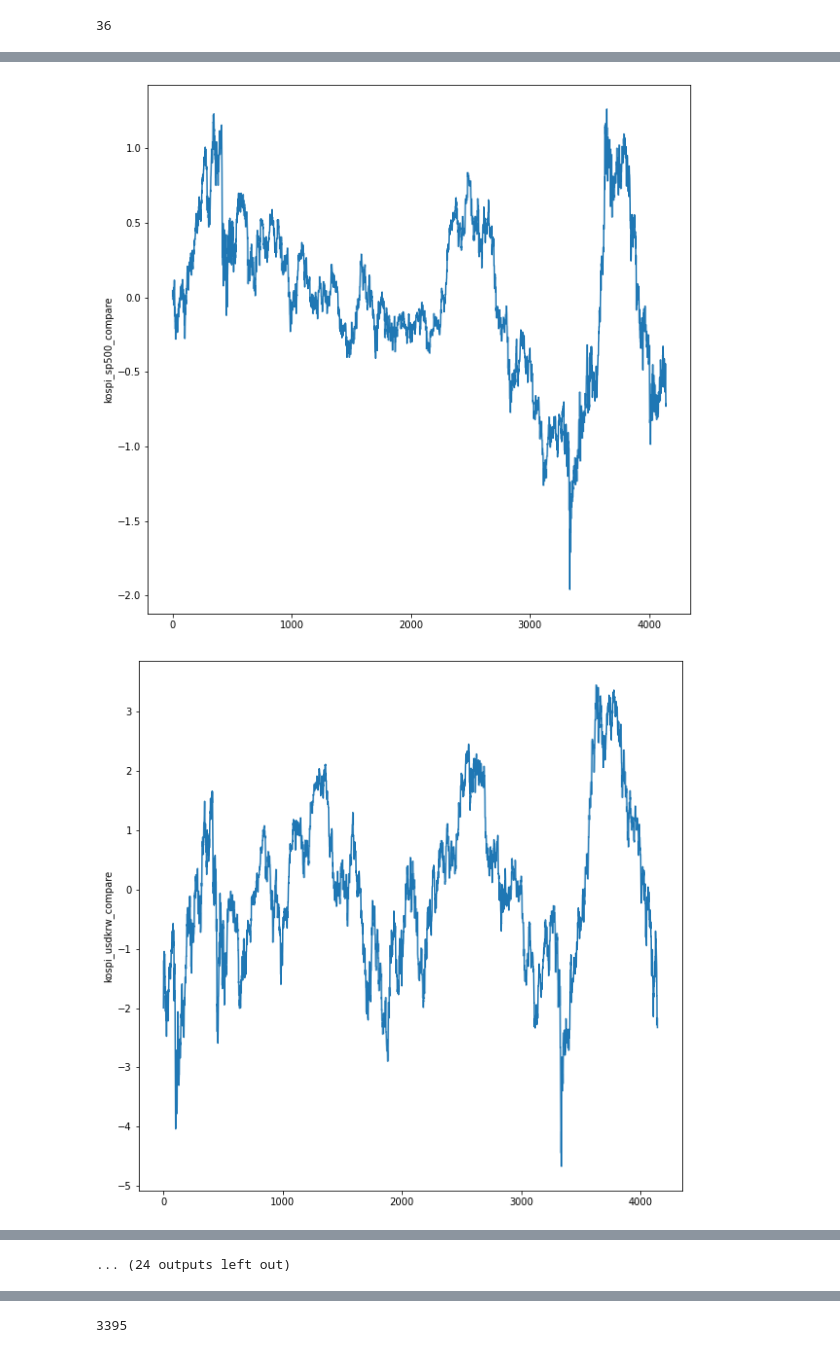
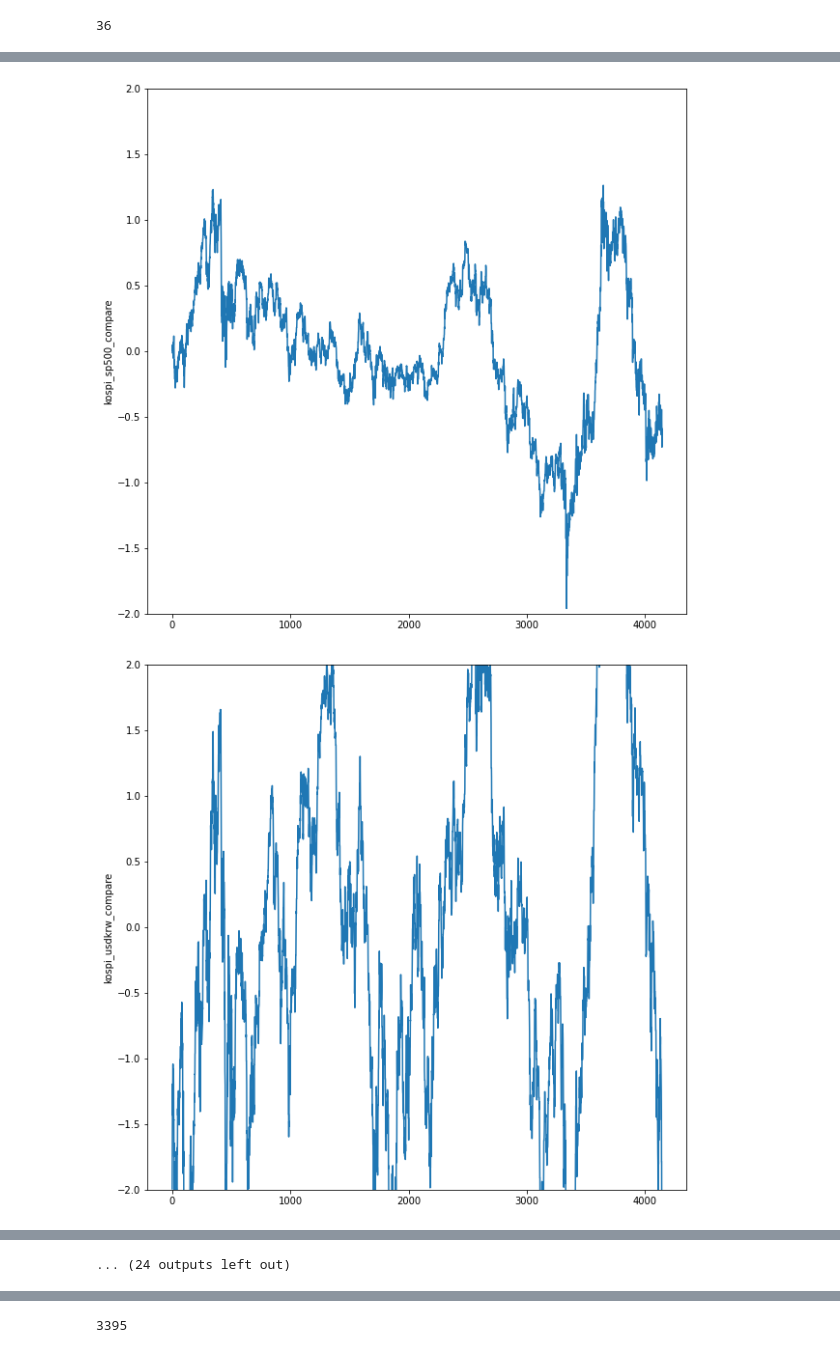
Before and after one commit to YDS-mini15/kospi-price-prediction, a Jupyter notebook: default.ipynb, the cells around one changed output, grey strips where cells are left out. Saved outputs shown, nothing was run; the diff lists cells and outputs as text; code cells hidden in the pictures.

```diff
--- a/default.ipynb
+++ b/default.ipynb
@@ -338,2 +354,0 @@ ko_oth_compare.shape
-# %%
-ko_oth_compare = ko_oth_compare.iloc[:, 2:]
@@ -405,7 +404,11 @@ ko_oth_compare
 # %%
-
 for i in ko_oth_compare.columns:
   plt.figure(figsize = (10, 10))
+  plt.ylim([-2, 2])
   sns.lineplot(data = ko_oth_compare[i])
   plt.show()
+
+# kospi_kospi_sma5
+# kospi_kospi_sma20
+# kospi_kospi_sma100
 # %% [output]
@@ -414,2 +417,2 @@ for i in ko_oth_compare.columns:
-[figure, old version]
+[figure, new version]
-[figure, old version]
+[figure, new version]
```
Also changed, not shown: parts of 42 cells of this notebook.
